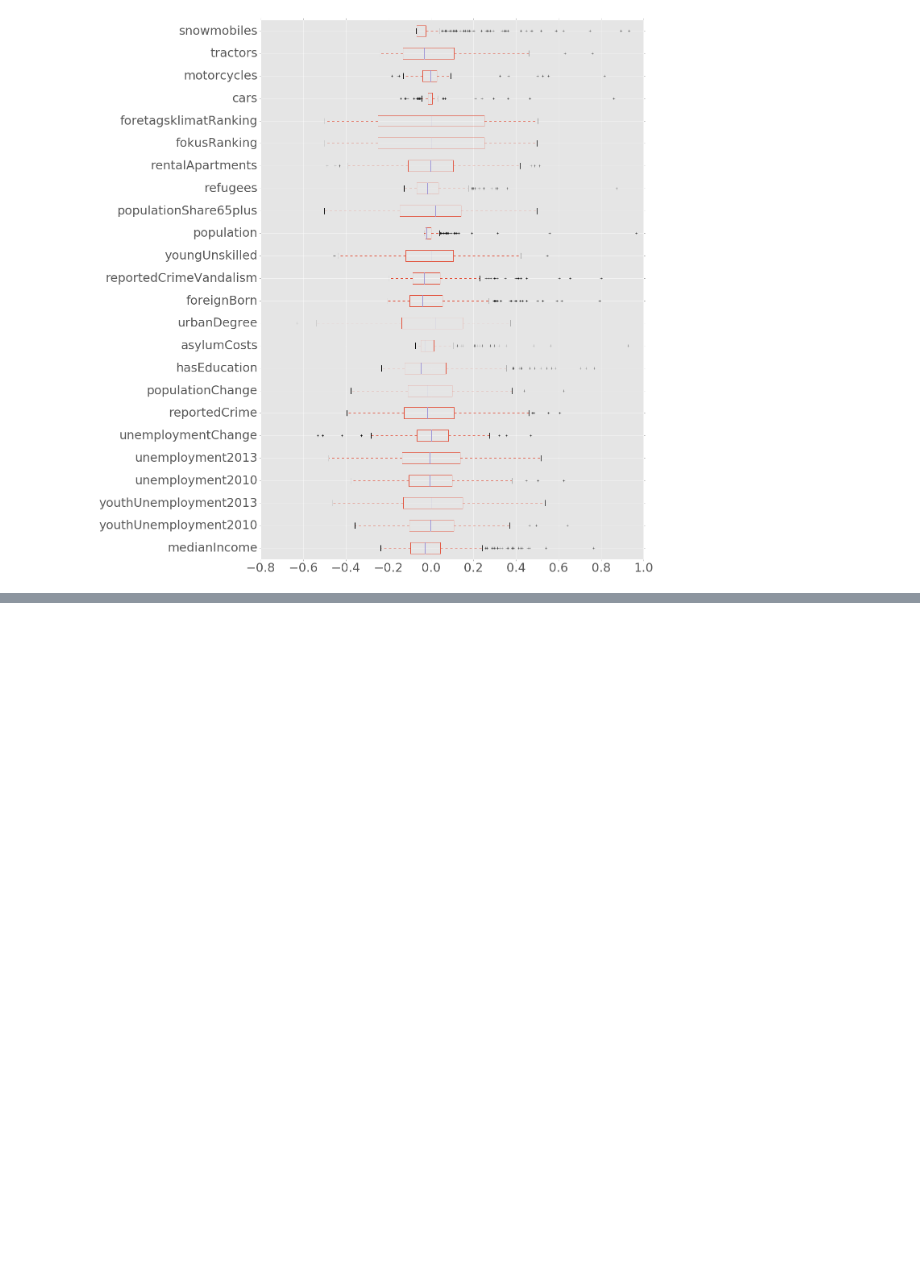
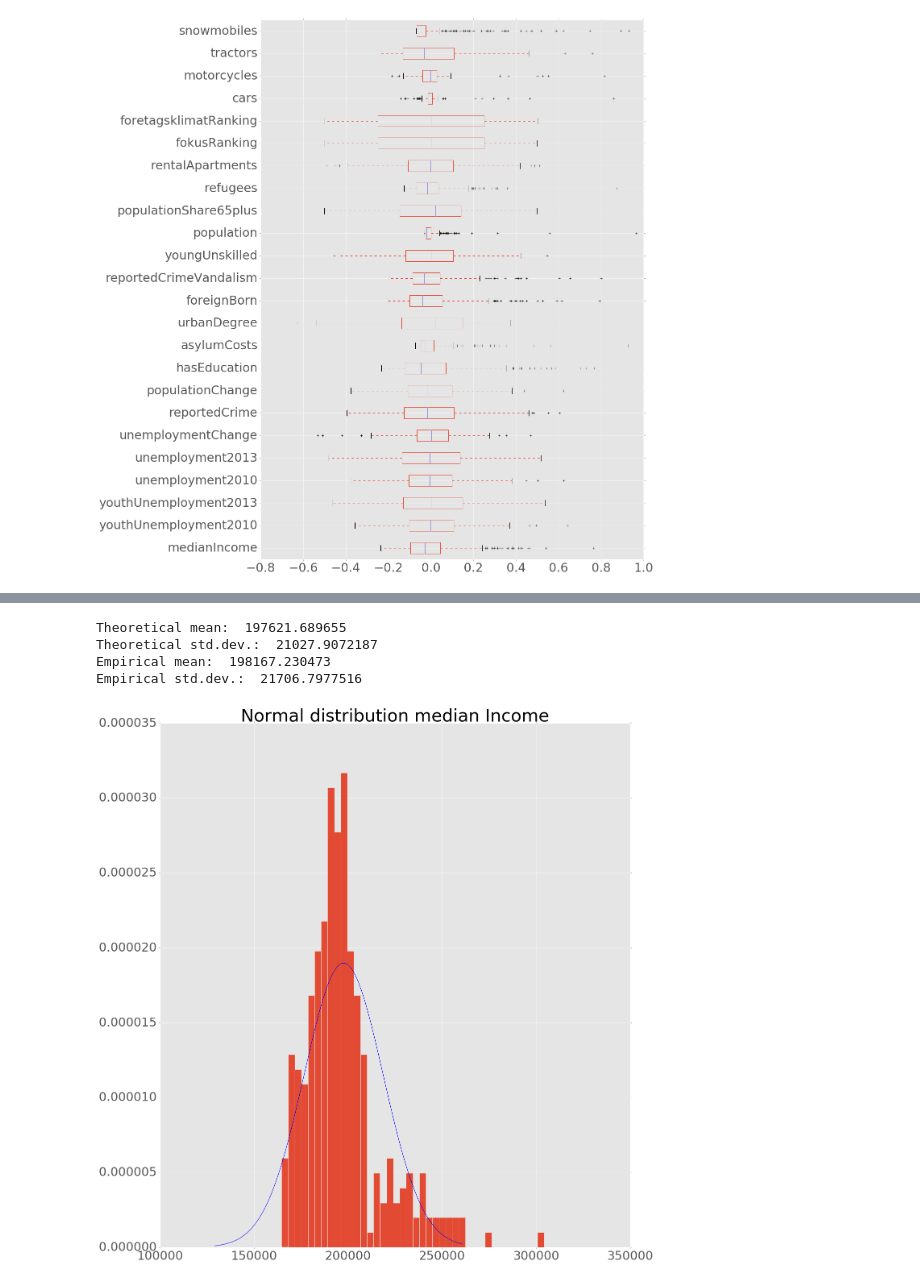
Before and after one commit to AdamPalmar/Swedish-Forrest-Fire, a Jupyter notebook: Swe_fire.ipynb, the cells around one changed output, grey strips where cells are left out. Drawn from its saved outputs; the diff is of its cells as text; code cells hidden in the pictures; blank space fills up the shorter version.

```diff
--- a/Swe_fire.ipynb
+++ b/Swe_fire.ipynb
@@ -226,0 +271,57 @@ plt.savefig('Boxplot.png')
+# %%
+
+import numpy as np
+from scipy import stats
+
+
+col_name = 'medianIncome'
+income_mean = data_simple[col_name].mean()
+income_std = data_simple[col_name].std()
+h = data_simple[col_name].values
+h = sorted(h)
+
+# Number of samples
+N = 290
+
+# Mean
+mu = income_mean
+
+# Standard deviation
+s = income_std
+
+# Number of bins in histogram
+nbins = 40
+
+# Generate samples from the Normal distribution
+X = np.mat(np.random.normal(mu,s,N)).T
+
+
+# Plot the histogram
+f = figure()
+f.hold()
+title('Normal distribution median Income')
+plt.hist(h, bins=nbins, normed=True)
+
+# Over the histogram, plot the theoretical probability distribution function:
+x = linspace(X.min(), X.max(), 1000)
+pdf = stats.norm.pdf(x,loc=income_mean,scale=income_std)
+plt.plot(x,pdf,'-',color='blue')
+
+# Compute empirical mean and standard deviation
+mu_ = X.mean()
+s_ = X.std(ddof=1)
+
+print "Theoretical mean: ", mu
+print "Theoretical std.dev.: ", s
+print "Empirical mean: ", mu_
+print "Empirical std.dev.: ", s_
+
+plt.savefig('normal_income_red')
+
+plt.show()
+# %% [output]
+Theoretical mean:  197621.689655
+Theoretical std.dev.:  21027.9072187
+Empirical mean:  198167.230473
+Empirical std.dev.:  21706.7977516
+[figure, added]
```
Also changed, not shown: parts of 8 cells of this notebook.
